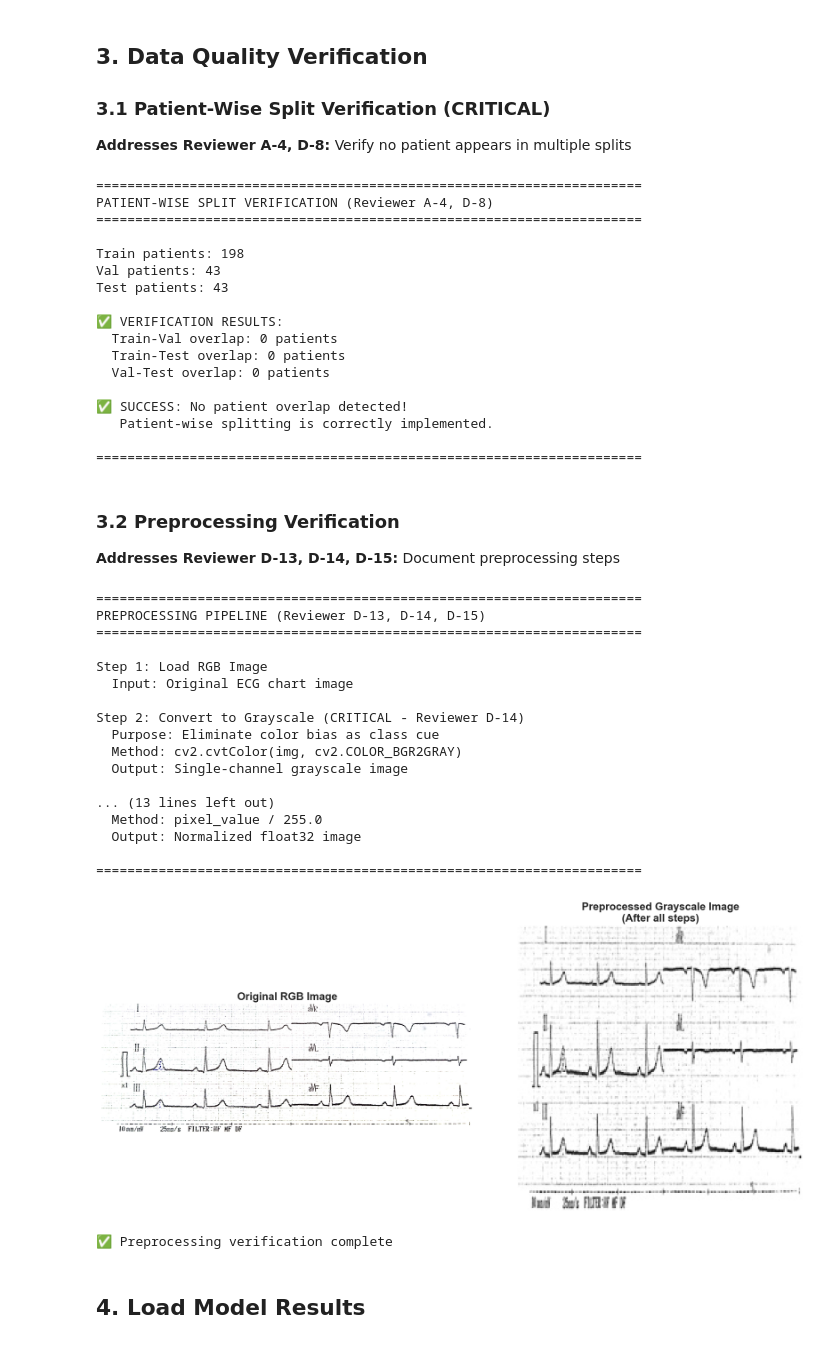
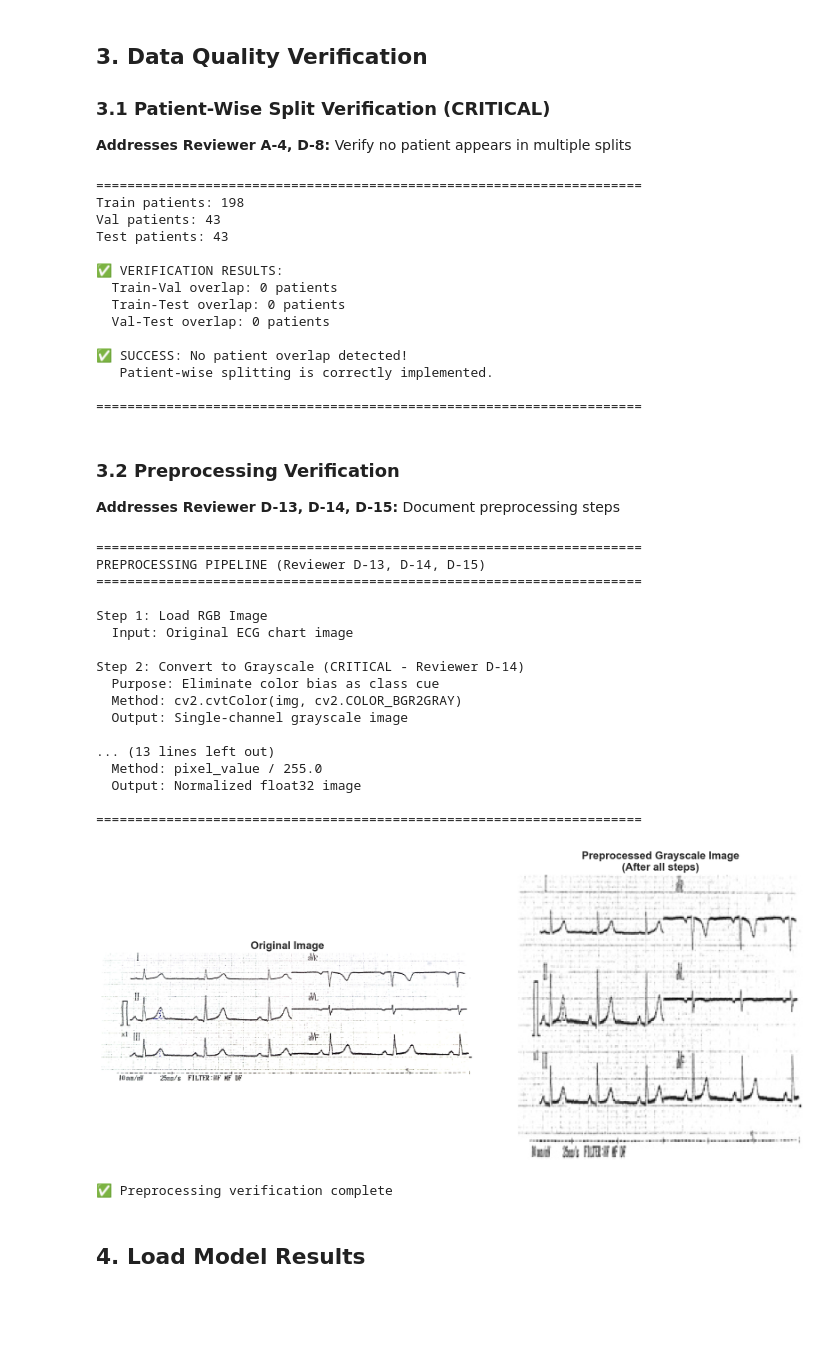
Before and after one commit to hasandafa/ecg-model-comparison, a Jupyter notebook: comprehensive_analysis_complete.ipynb, the cells around one changed output. Cells and saved outputs as stored; diff of their text form; code cells hidden in the pictures; blank space fills up the shorter version.

```diff
--- a/comprehensive_analysis_complete.ipynb
+++ b/comprehensive_analysis_complete.ipynb
@@ -165,8 +165,6 @@ Sample data:
 **Addresses Reviewer A-4, D-8:** Verify no patient appears in multiple splits
 # %%
 print(f"\n{'='*70}")
-print("PATIENT-WISE SPLIT VERIFICATION (Reviewer A-4, D-8)")
-print(f"{'='*70}\n")
 
 # Get patients in each split
 train_patients = set(patient_mapping[patient_mapping['split'] == 'train']['patient_id'].unique())
@@ -197,9 +195,6 @@ else:
 print(f"\n{'='*70}\n")
 # %% [output]
 ======================================================================
-PATIENT-WISE SPLIT VERIFICATION (Reviewer A-4, D-8)
-======================================================================
-
 Train patients: 198
 Val patients: 43
 Test patients: 43
@@ -265,36 +260,36 @@ img_original = cv2.imread(str(sample_original))
 img_original_rgb = cv2.cvtColor(img_original, cv2.COLOR_BGR2RGB)
 
 axes[0].imshow(img_original_rgb)
-axes[0].set_title('Original RGB Image', fontsize=14, fontweight='bold')
+axes[0].set_title('Original Image', fontsize=14, fontweight='bold')
 axes[0].axis('off')
 
 axes[1].imshow(img_processed, cmap='gray')
 axes[1].set_title('Preprocessed Grayscale Image\n(After all steps)', fontsize=14, fontweight='bold')
 axes[1].axis('off')
 
 plt.tight_layout()
 plt.show()
 
 print("\n✅ Preprocessing verification complete")
 # %% [output]
 ======================================================================
 PREPROCESSING PIPELINE (Reviewer D-13, D-14, D-15)
 ======================================================================
 
 Step 1: Load RGB Image
   Input: Original ECG chart image
 
 Step 2: Convert to Grayscale (CRITICAL - Reviewer D-14)
   Purpose: Eliminate color bias as class cue
   Method: cv2.cvtColor(img, cv2.COLOR_BGR2GRAY)
   Output: Single-channel grayscale image
 
 ... (13 lines left out)
   Method: pixel_value / 255.0
   Output: Normalized float32 image
 
 ======================================================================
-[figure, old version]
+[figure, new version]
 ✅ Preprocessing verification complete
 # %% [markdown]
 ## 4. Load Model Results
```
Also changed, not shown: 2 other files.
